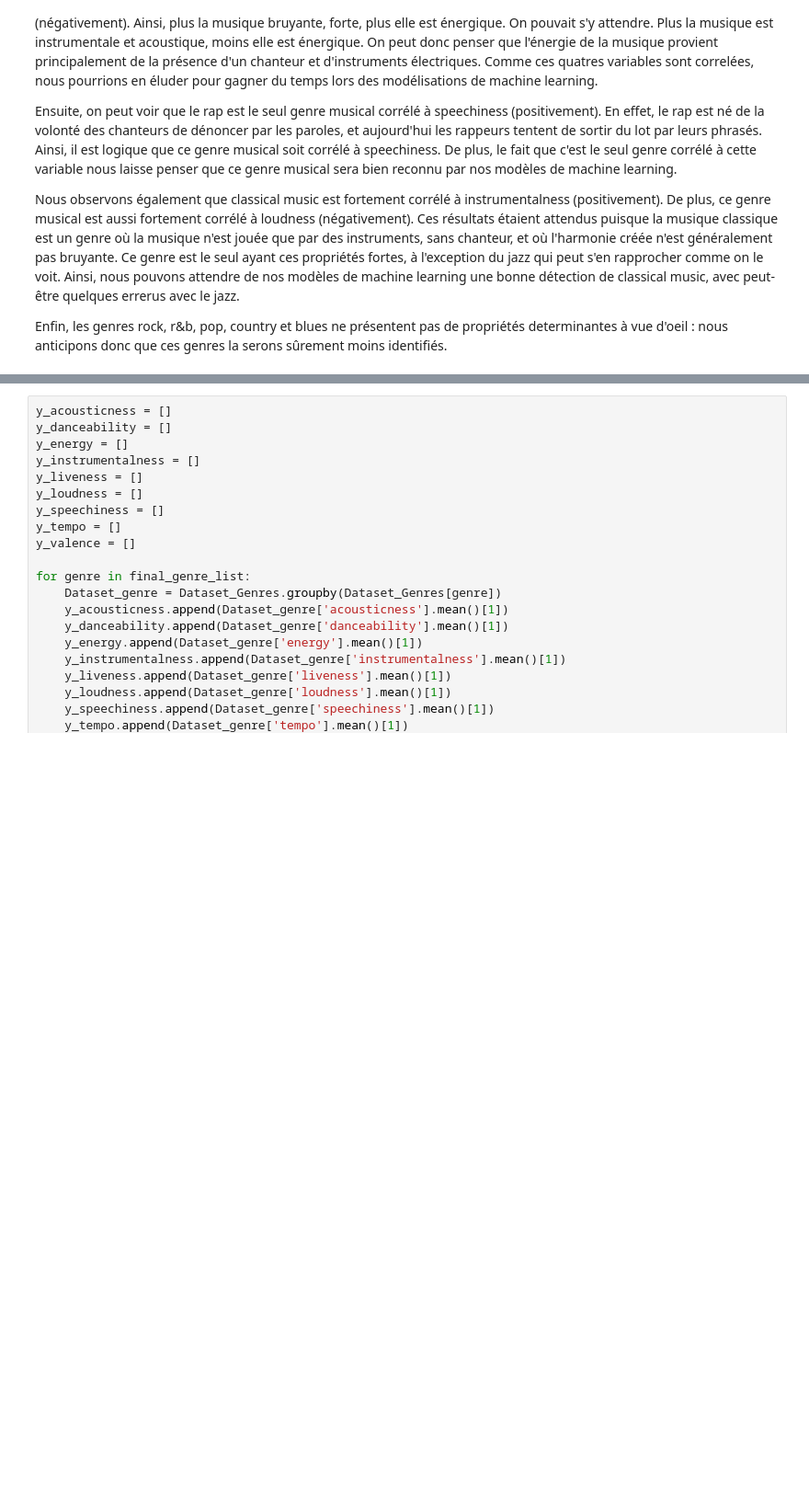
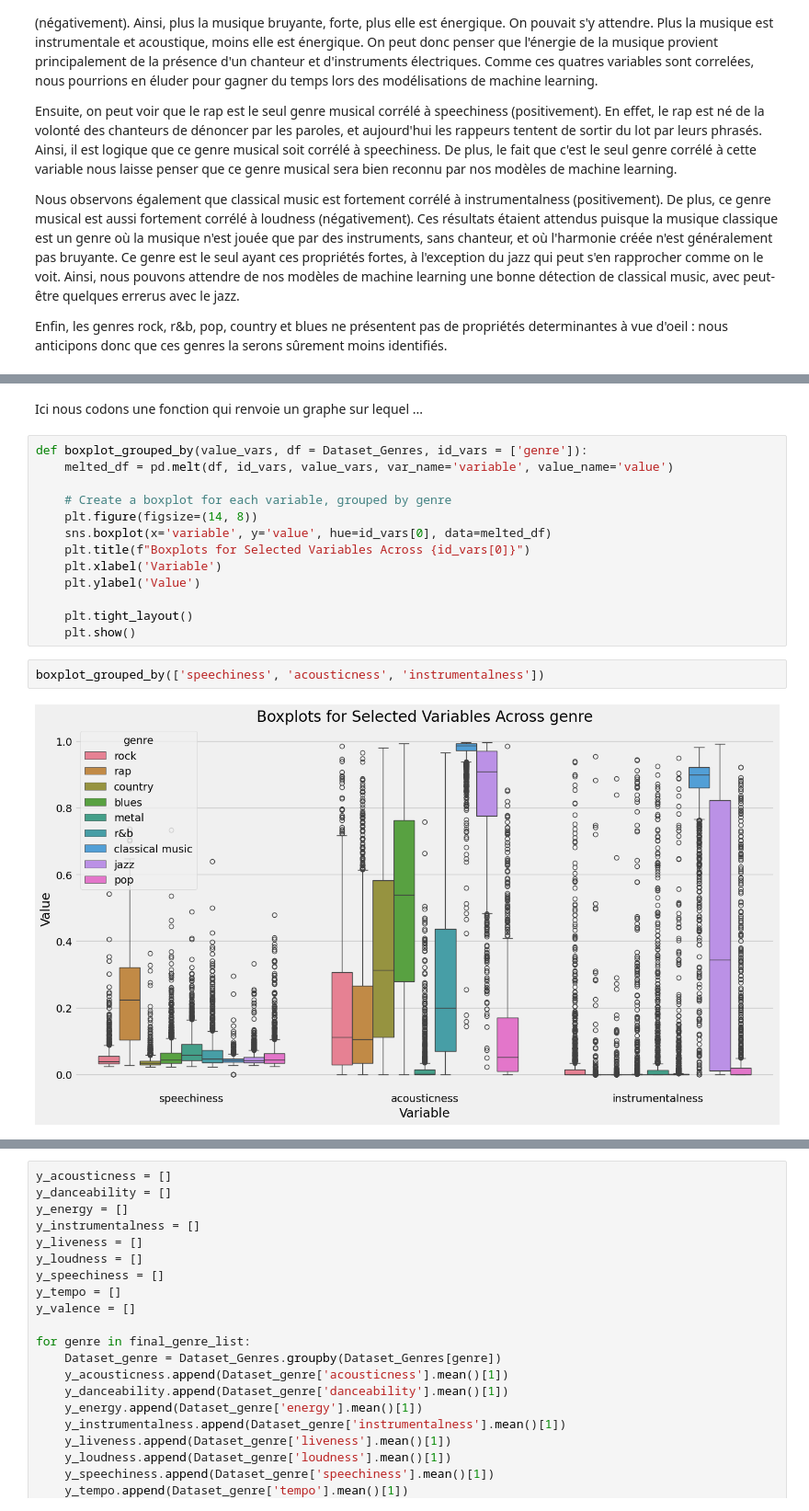
Before and after one commit to antoine-palazz/Python-pour-la-Data-Science, a Jupyter notebook: follow_me.ipynb, the cells around one changed output, grey strips where cells are left out. Shown at 92% size. Cells and saved outputs as stored; diff of their text form; blank space fills up the shorter version.

```diff
--- a/follow_me.ipynb
+++ b/follow_me.ipynb
@@ -549,0 +590,19 @@ Pour chaque genre : faire un graphe de telle variable en fonction de telle autre
+# %% [markdown]
+Ici nous codons une fonction qui renvoie un graphe sur lequel ...
+# %%
+def boxplot_grouped_by(value_vars, df = Dataset_Genres, id_vars = ['genre']):
+    melted_df = pd.melt(df, id_vars, value_vars, var_name='variable', value_name='value')
+
+    # Create a boxplot for each variable, grouped by genre
+    plt.figure(figsize=(14, 8))
+    sns.boxplot(x='variable', y='value', hue=id_vars[0], data=melted_df)
+    plt.title(f"Boxplots for Selected Variables Across {id_vars[0]}")
+    plt.xlabel('Variable')
+    plt.ylabel('Value')
+
+    plt.tight_layout()
+    plt.show()
+# %%
+boxplot_grouped_by(['speechiness', 'acousticness', 'instrumentalness'])
+# %% [output]
+[figure, added]
```
Also changed, not shown: parts of 21 cells of this notebook, 1 other file.
